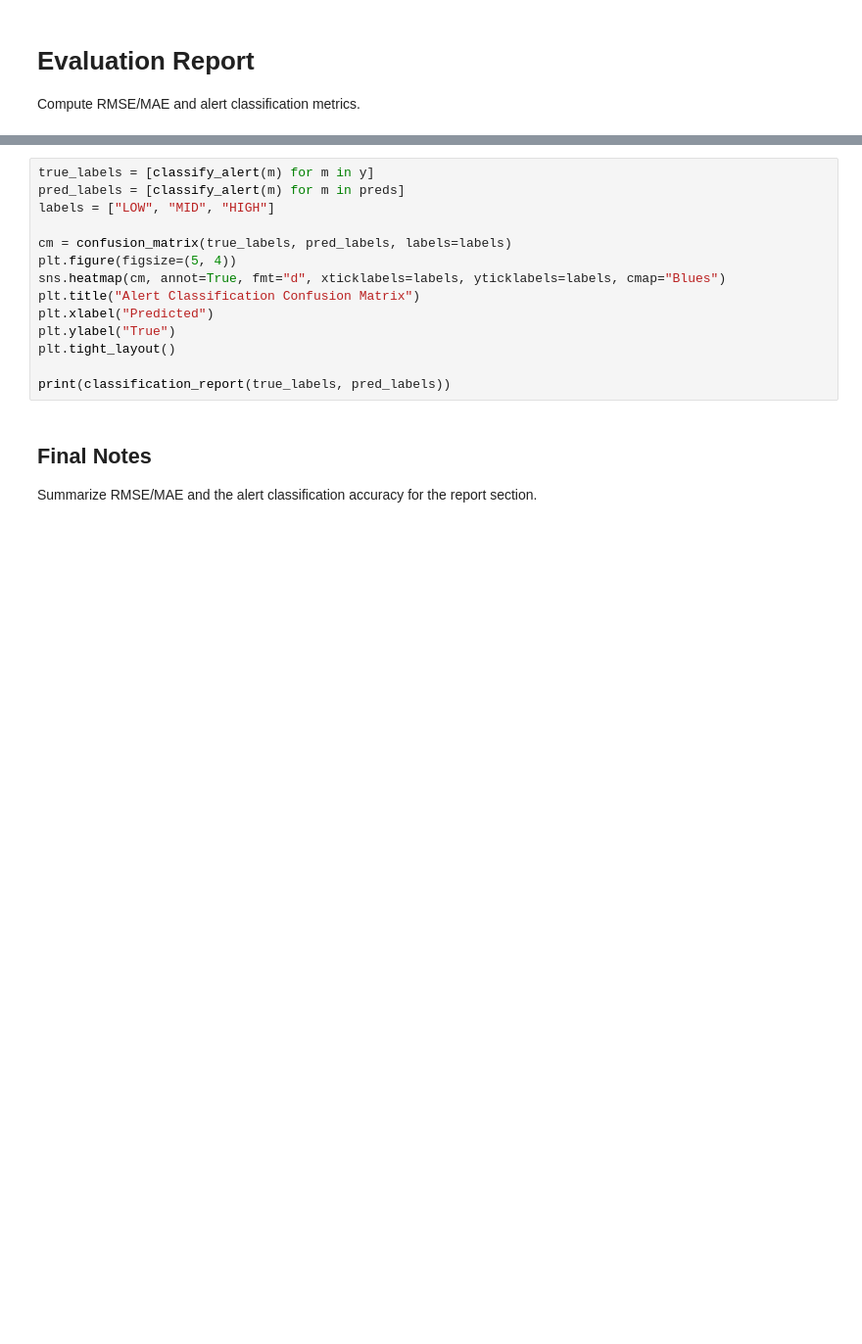
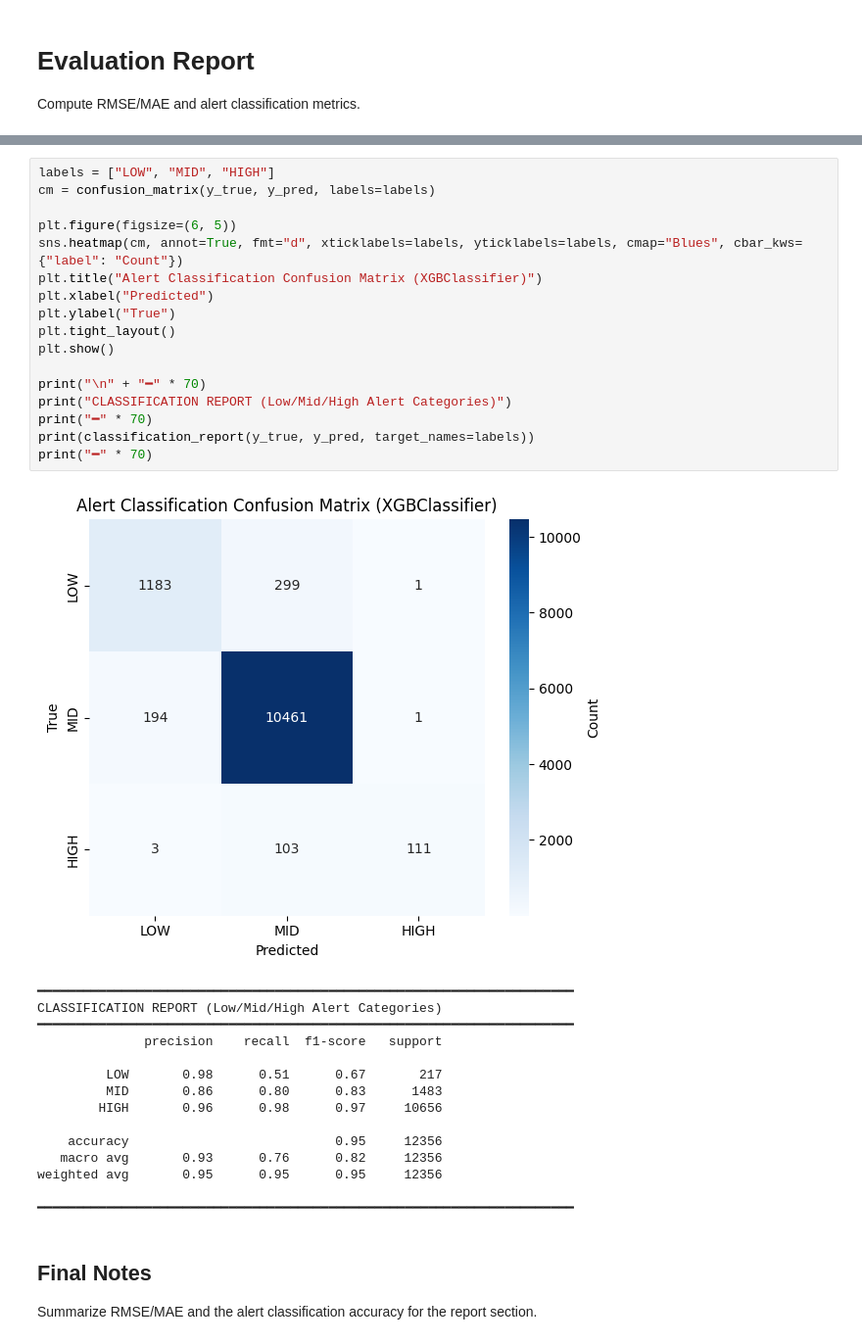
Before and after one commit to vsiva763-git/Earthquake-alert-system, a Jupyter notebook: earthquake_model/notebooks/05_evaluation.ipynb, the cells around one changed output, grey strips where cells are left out. Shown at 98% size. Saved outputs shown, nothing was run; the diff lists cells and outputs as text; blank space fills up the shorter version.

```diff
--- a/earthquake_model/notebooks/05_evaluation.ipynb
+++ b/earthquake_model/notebooks/05_evaluation.ipynb
@@ -39,17 +113,36 @@ print(f"RMSE: {rmse:.3f}, MAE: {mae:.3f}")
 # %%
-true_labels = [classify_alert(m) for m in y]
-pred_labels = [classify_alert(m) for m in preds]
 labels = ["LOW", "MID", "HIGH"]
+cm = confusion_matrix(y_true, y_pred, labels=labels)
 
-cm = confusion_matrix(true_labels, pred_labels, labels=labels)
-plt.figure(figsize=(5, 4))
-sns.heatmap(cm, annot=True, fmt="d", xticklabels=labels, yticklabels=labels, cmap="Blues")
-plt.title("Alert Classification Confusion Matrix")
+plt.figure(figsize=(6, 5))
+sns.heatmap(cm, annot=True, fmt="d", xticklabels=labels, yticklabels=labels, cmap="Blues", cbar_kws={"label": "Count"})
+plt.title("Alert Classification Confusion Matrix (XGBClassifier)")
 plt.xlabel("Predicted")
 plt.ylabel("True")
 plt.tight_layout()
+plt.show()
 
-print(classification_report(true_labels, pred_labels))
+print("\n" + "━" * 70)
+print("CLASSIFICATION REPORT (Low/Mid/High Alert Categories)")
+print("━" * 70)
+print(classification_report(y_true, y_pred, target_names=labels))
+print("━" * 70)
+# %% [output]
+[figure, added]
+━━━━━━━━━━━━━━━━━━━━━━━━━━━━━━━━━━━━━━━━━━━━━━━━━━━━━━━━━━━━━━━━━━━━━━
+CLASSIFICATION REPORT (Low/Mid/High Alert Categories)
+━━━━━━━━━━━━━━━━━━━━━━━━━━━━━━━━━━━━━━━━━━━━━━━━━━━━━━━━━━━━━━━━━━━━━━
+              precision    recall  f1-score   support
+
+         LOW       0.98      0.51      0.67       217
+         MID       0.86      0.80      0.83      1483
+        HIGH       0.96      0.98      0.97     10656
+
+    accuracy                           0.95     12356
+   macro avg       0.93      0.76      0.82     12356
+weighted avg       0.95      0.95      0.95     12356
+
+━━━━━━━━━━━━━━━━━━━━━━━━━━━━━━━━━━━━━━━━━━━━━━━━━━━━━━━━━━━━━━━━━━━━━━
 # %% [markdown]
 ## Final Notes
 Summarize RMSE/MAE and the alert classification accuracy for the report section.
```
Also changed, not shown: parts of 1 cell of this notebook, 3 other files.
